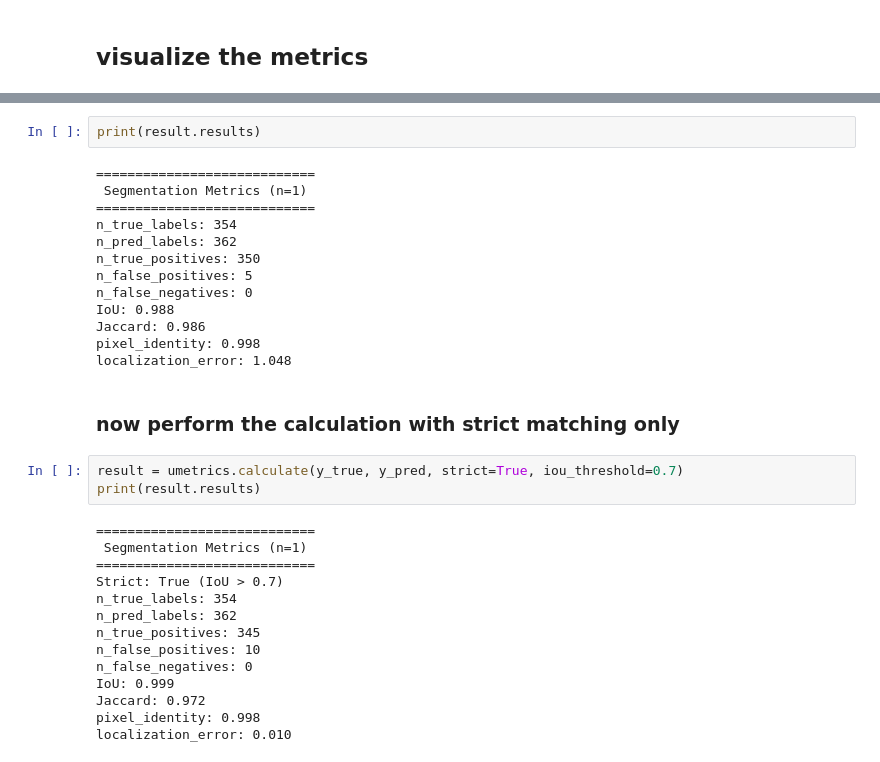
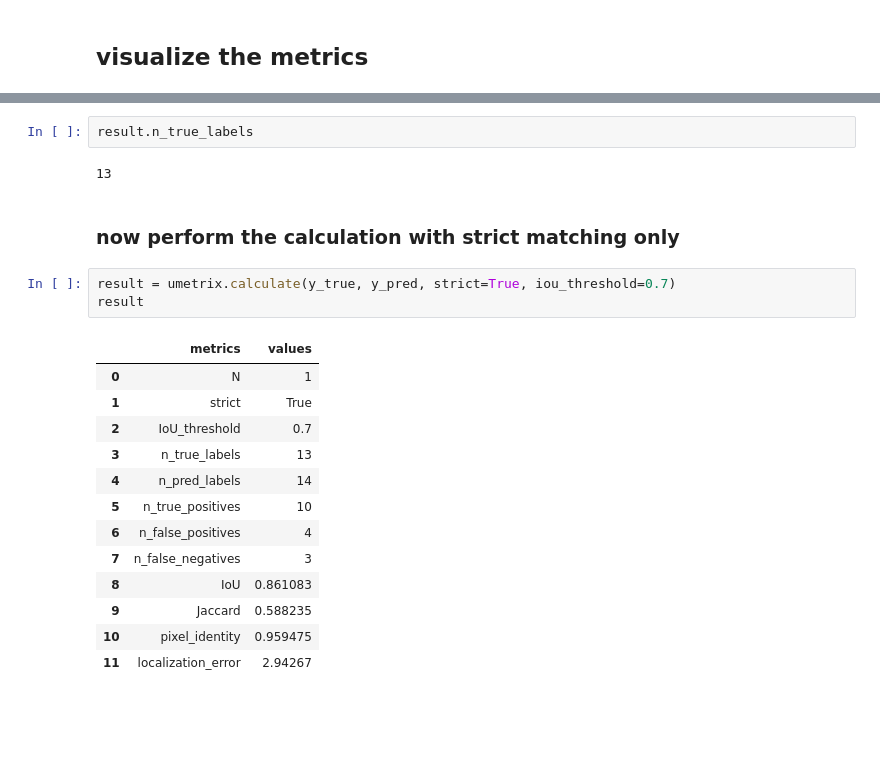
Before and after one commit to lowe-lab-ucl/unet_segmentation_metrics, a Jupyter notebook: notebooks/unet_segmentation_metrics.ipynb, the cells around one changed output, grey strips where cells are left out. Cells and saved outputs as stored; diff of their text form; blank space fills up the shorter version.

```diff
--- a/notebooks/unet_segmentation_metrics.ipynb
+++ b/notebooks/unet_segmentation_metrics.ipynb
@@ -34,34 +29,23 @@ result.plot()
-# %%
-print(result.results)
-# %% [output]
-============================
- Segmentation Metrics (n=1)
-============================
-n_true_labels: 354
-n_pred_labels: 362
-n_true_positives: 350
-n_false_positives: 5
-n_false_negatives: 0
-IoU: 0.988
-Jaccard: 0.986
-pixel_identity: 0.998
-localization_error: 1.048
+# %%
+result.n_true_labels
+# %% [output]
+13
 # %% [markdown]
 ### now perform the calculation with strict matching only
 # %%
-result = umetrics.calculate(y_true, y_pred, strict=True, iou_threshold=0.7)
-print(result.results)
+result = umetrix.calculate(y_true, y_pred, strict=True, iou_threshold=0.7)
+result
 # %% [output]
-============================
- Segmentation Metrics (n=1)
-============================
-Strict: True (IoU > 0.7)
-n_true_labels: 354
-n_pred_labels: 362
-n_true_positives: 345
-n_false_positives: 10
-n_false_negatives: 0
-IoU: 0.999
-Jaccard: 0.972
-pixel_identity: 0.998
-localization_error: 0.010
+|  | metrics | values |
+| 0 | N | 1 |
+| 1 | strict | True |
+| 2 | IoU_threshold | 0.7 |
+| 3 | n_true_labels | 13 |
+| 4 | n_pred_labels | 14 |
+| 5 | n_true_positives | 10 |
+| 6 | n_false_positives | 4 |
+| 7 | n_false_negatives | 3 |
+| 8 | IoU | 0.861083 |
+| 9 | Jaccard | 0.588235 |
+| 10 | pixel_identity | 0.959475 |
+| 11 | localization_error | 2.94267 |
```
Also changed, not shown: parts of 7 cells of this notebook, 9 other files.
